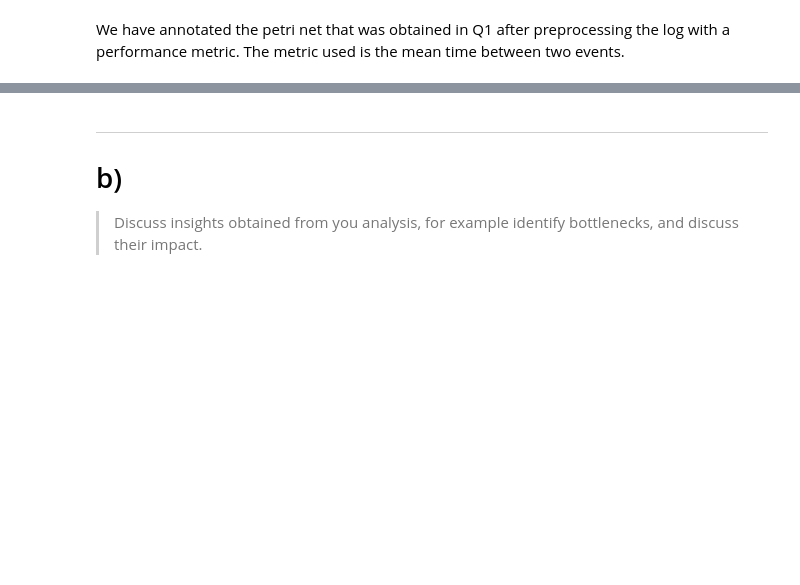
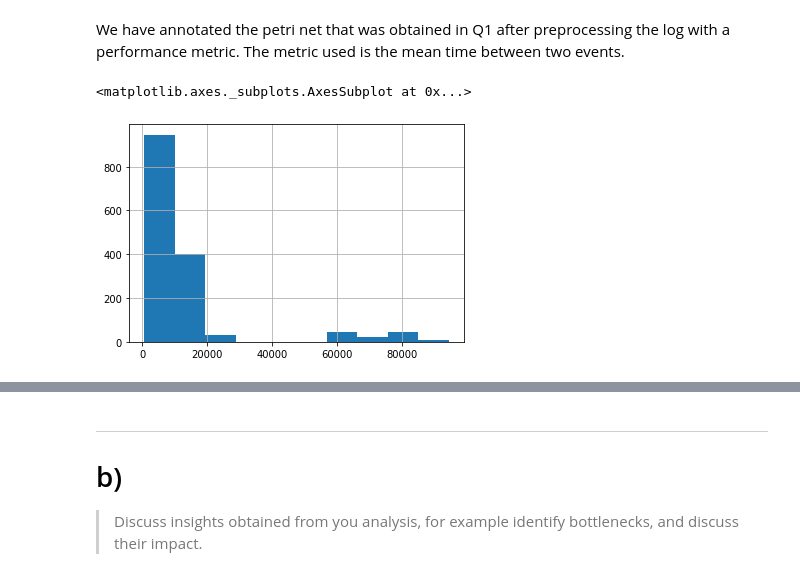
Before and after one commit to brunompacheco/APM-A1, a Jupyter notebook: notebooks/Q3_Performance.ipynb, the cells around one changed output, grey strips where cells are left out. Saved outputs shown, nothing was run; the diff lists cells and outputs as text; code cells hidden in the pictures; blank space fills up the shorter version.

```diff
--- a/notebooks/Q3_Performance.ipynb
+++ b/notebooks/Q3_Performance.ipynb
@@ -99,3 +80,10 @@ perf_net_vis.render(os.path.join(figures_dir, 'q3_perf_petrinet'),
 '/Users/Tom/Documents/Uni/4. Semester M/Advanced Process Mining/Assignments/Assignment 1/APM-A1/report/figures/q3_perf_petrinet.pdf'
 # %% [markdown]
 We have annotated the petri net that was obtained in Q1 after preprocessing the log with a performance metric. The metric used is the mean time between two events.
+# %%
+total_process_duration = df_log.groupby('Patient')['@@duration'].sum()
+
+total_process_duration.hist()
+# %% [output]
+<matplotlib.axes._subplots.AxesSubplot at 0x...>
+[figure, added]
```
Also changed, not shown: parts of 23 cells of this notebook, 1 other file.
